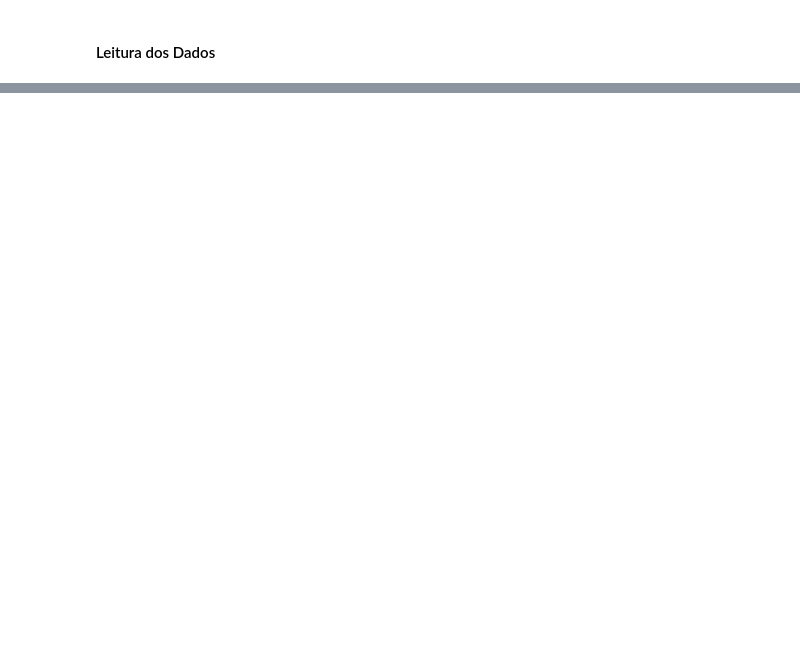
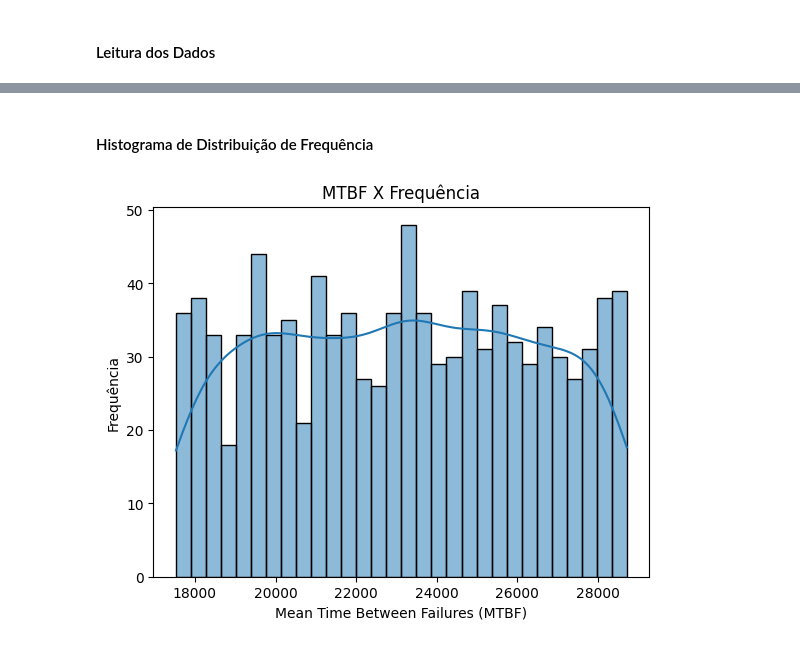
Before and after one commit to Danilo-Lapa11/MBTF_Statistical_Inference, a Jupyter notebook: notebook.ipynb, the cells around one changed output, grey strips where cells are left out. Drawn from its saved outputs; the diff is of its cells as text; code cells hidden in the pictures; blank space fills up the shorter version.

```diff
--- a/notebook.ipynb
+++ b/notebook.ipynb
@@ -21,0 +80,11 @@ print(data)
+# %% [markdown]
+#### Histograma de Distribuição de Frequência
+# %%
+ax = sns.histplot(data, kde=True, bins=30)
+
+# Definindo o título e rótulos dos eixos
+ax.set(title="MTBF X Frequência", xlabel="Mean Time Between Failures (MTBF)", ylabel="Frequência")
+
+plt.show()
+# %% [output]
+[figure, added]
```
Also changed, not shown: parts of 11 cells of this notebook.
